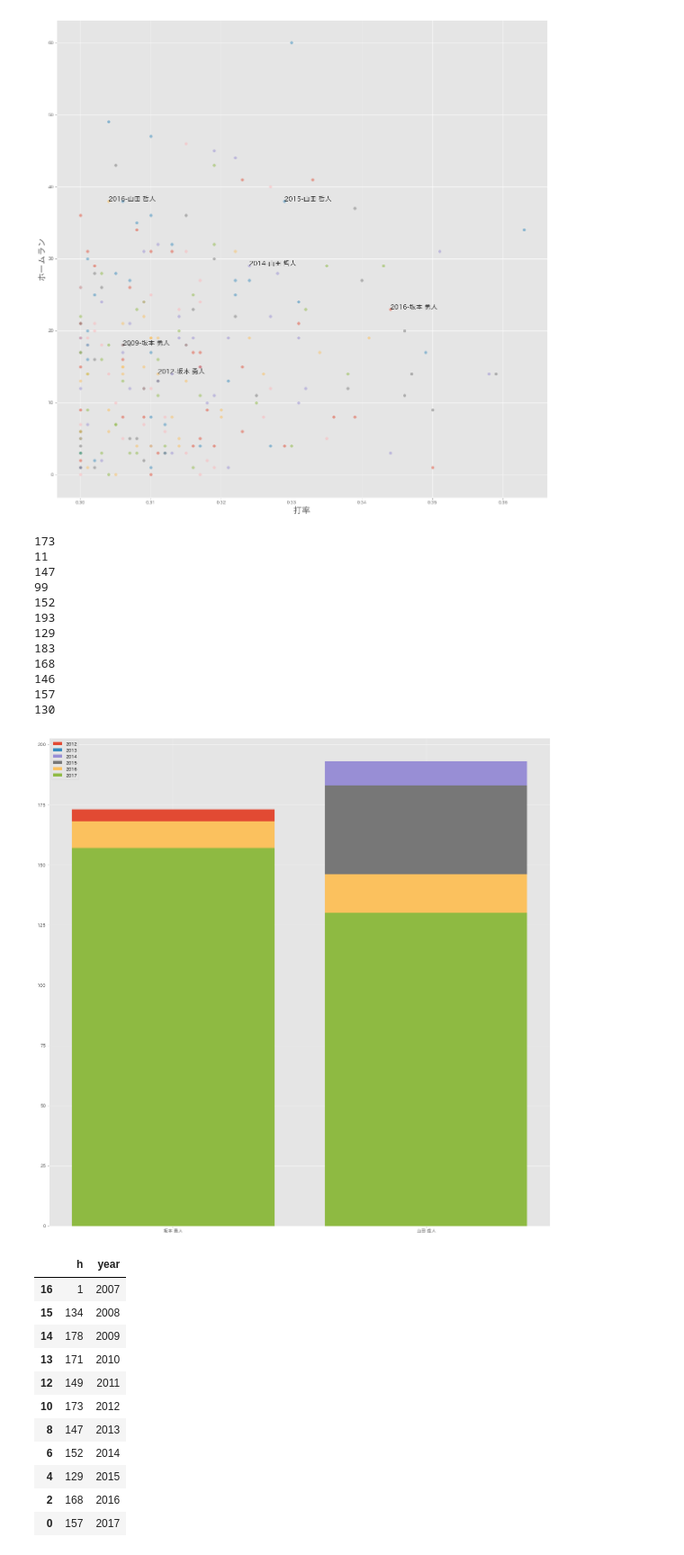
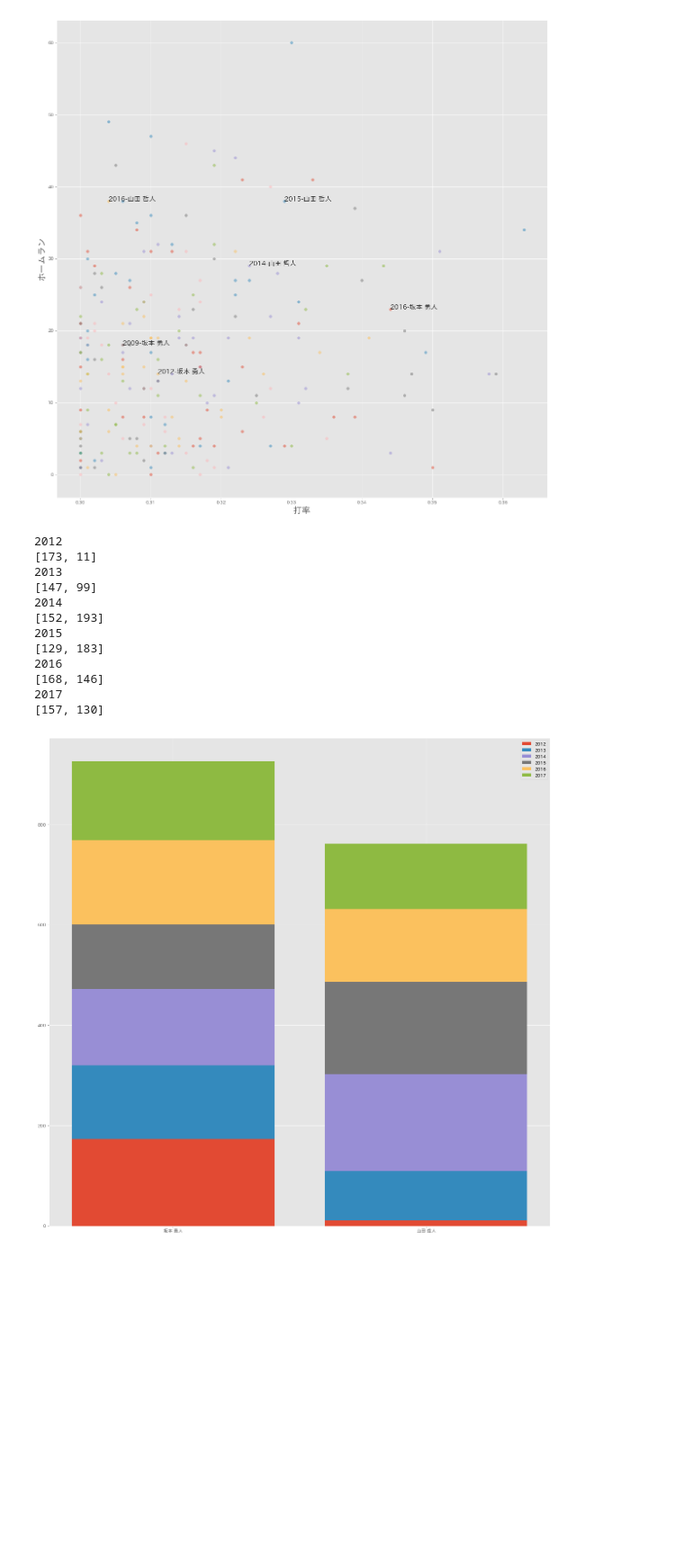
Before and after one commit to nnashiki/scrapy-sample-baseball, a Jupyter notebook: jupyter/notes/analy.ipynb, the cells around one changed output. Shown at 90% size. Saved outputs shown, nothing was run; the diff lists cells and outputs as text; code cells hidden in the pictures; blank space fills up the shorter version.

```diff
--- a/jupyter/notes/analy.ipynb
+++ b/jupyter/notes/analy.ipynb
@@ -150,65 +150,53 @@ db = pymysql.connect(host=  '172.17.0.2',
 
 try:
     with db as cursor:
         sql = "SELECT * FROM batter where name = '坂本 勇人' or name = '山田 哲人'"
         df3 = pd.read_sql_query(sql,db)
 finally:
     db.close()
 
 df3 = df3[['name','year','pa','ab','h','double','triple','hr','tb','rbi','sb','bb','so','dp','ba','slg','obp']].sort_values(['name','year'])
 
 from matplotlib import pyplot as plt
 import numpy as np
 plt.style.use('ggplot')
 
 
 fig = plt.figure(figsize=(20, 20))
 ax = fig.add_subplot(1,1,1)
 
-df3
-
-
 x = np.array(['坂本 勇人','山田 哲人'])
 
 df4 = df3[df3['name'] == '坂本 勇人' ]
 df5 = df3[df3['name'] == '山田 哲人' ]
+df4_s = 0
+df5_s = 0
 
 for year in (df5['year'].values.tolist()):
-    print( df4[df4['year'] == year]['h'].values[0])
-    print( df5[df5['year'] == year]['h'].values[0])
     plt.bar(x,  np.array([
         df4[df4['year'] == year]['h'].values[0],
-        df5[df5['year'] == year]['h'].values[0]]),
-            label = str(year), align = "center")
-        # bottomの登録必要
+        df5[df5['year'] == year]['h'].values[0]
+    ]),
+            label = str(year), align = "center",bottom=np.array([df4_s,df5_s]))
+    print(year)
+    print([df4[df4['year'] == year]['h'].values[0],
+        df5[df5['year'] == year]['h'].values[0]])
+    df4_s = df4_s + df4[df4['year'] == year]['h'].values[0]
+    df5_s = df5_s + df5[df5['year'] == year]['h'].values[0]
 
 plt.legend()
 plt.show()
-
-df4[['h','year']]
 # %% [output]
-173
-11
-147
-99
-152
-193
-129
-183
-168
-146
-157
-130
+2012
+[173, 11]
+2013
+[147, 99]
+2014
+[152, 193]
+2015
+[129, 183]
+2016
+[168, 146]
+2017
+[157, 130]
-[figure, old version]
+[figure, new version]
-|  | h | year |
-| 16 | 1 | 2007 |
-| 15 | 134 | 2008 |
-| 14 | 178 | 2009 |
-| 13 | 171 | 2010 |
-| 12 | 149 | 2011 |
-| 10 | 173 | 2012 |
-| 8 | 147 | 2013 |
-| 6 | 152 | 2014 |
-| 4 | 129 | 2015 |
-| 2 | 168 | 2016 |
-| 0 | 157 | 2017 |
```
